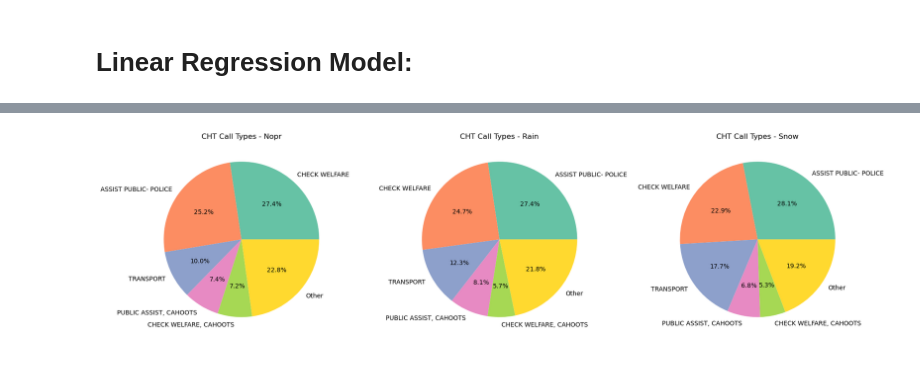
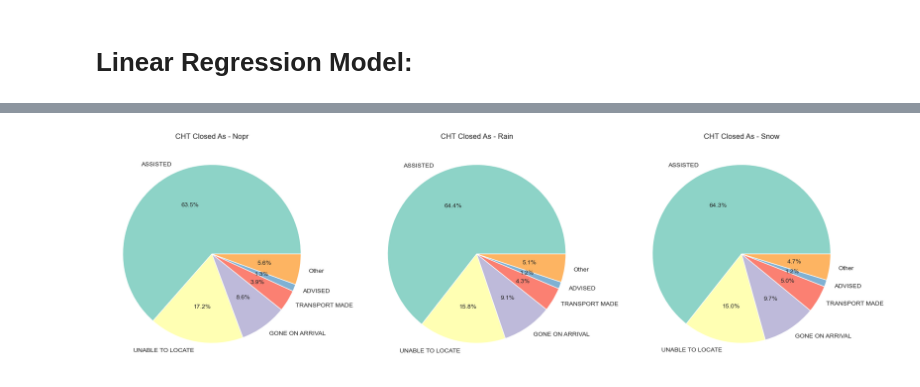
Before and after one commit to AchieveMars88/CAHOOTS-MCSLSC-EPD-SPD-Emergency-Response-Data-Analysis, a Jupyter notebook: analysis/analysis.ipynb, the cells around one changed output, grey strips where cells are left out. Cells and saved outputs as stored; diff of their text form; code cells hidden in the pictures.

```diff
--- a/analysis/analysis.ipynb
+++ b/analysis/analysis.ipynb
@@ -422,8 +438,8 @@ plt.show()
 # %%
-# Paired bar chart comparing average response times across weather types for each agency.
-# Prepare data for bar chart.
+# Paired point plot comparing average response times across weather types for each agency.
+# Prepare data for point plot.
 Bar_Chart_Data = pd.DataFrame({
-    "Agency": ["CAD", "CAD", "CAD", "SPD", "SPD", "SPD", "CHT", "CHT", "CHT", "MCSLC", "MCSLC", "MCSLC"],
+    "Agency": ["EPD", "EPD", "EPD", "SPD", "SPD", "SPD", "CHT", "CHT", "CHT", "MCSLC", "MCSLC", "MCSLC"],
     "Weather": ["Nopr", "Rain", "Snow"] * 4,
     "Mean_Response_Time": [
         Mean_Response_Time_CAD_NoPrecip, Mean_Response_Time_CAD_Rain, Mean_Response_Time_CAD_Snow,
@@ -432,9 +448,19 @@ Bar_Chart_Data = pd.DataFrame({
         Mean_Response_Time_MCSLC_NoPrecip, Mean_Response_Time_MCSLC_Rain, Mean_Response_Time_MCSLC_Snow
     ]
 })
-plt.figure(figsize=(12, 6))
-sns.barplot(x="Weather", y="Mean_Response_Time", hue="Agency", data=Bar_Chart_Data)
-plt.title("Average Response Times by Weather and Agency")
+
+# Get rid of the top and right spines of the plot for better aesthetics.
+sns.set_style("whitegrid")
+plt.figure(figsize=(10, 6))
+sns.pointplot(
+    data=Bar_Chart_Data,
+    x="Weather",
+    y="Mean_Response_Time",
+    hue="Agency",
+    markers="o",
+    linestyles=":"
+)
+plt.title("Average Response Times by Weather and Agency", loc = "left", fontweight = "bold")
 plt.xlabel("Weather Condition")
 plt.ylabel("Average Seconds to Arrival")
 plt.legend(title="Agency")
@@ -482,25 +592,24 @@ plt.show()
 # %%
-# 3 Pie charts for CHAOOTS dataset showing distribution of call types for each weather condition.
-# Prepare data for pie charts.
-CHT_Call_Type_Distribution = {
-    "Nopr": CHT_Data_NoPrecip["Nature"].value_counts(),
-    "Rain": CHT_Data_Rain["Nature"].value_counts(),
-    "Snow": CHT_Data_Snow["Nature"].value_counts()
+# Now do the same for closed as classes for CAHOOTS dataset.
+# Prepare data for pie charts. Replace this with another dataset if you want to do it for another agency.
+CHT_Closed_As_Distribution = {
+    "Nopr": CHT_Data_NoPrecip["Closed As"].value_counts(),
+    "Rain": CHT_Data_Rain["Closed As"].value_counts(),
+    "Snow": CHT_Data_Snow["Closed As"].value_counts()
 }
+
 # Create figure with 3 subplots.
 fig, axes = plt.subplots(1, 3, figsize=(18, 6))
-# Plot pie charts, label the top 5 call types and group the rest as "Other".
-# Have the color classifications be fixed across all 3 charts for consistency.
-
-for i, (weather, distribution) in enumerate(CHT_Call_Type_Distribution.items()):
+# Plot pie charts, label the top 5 closed as classes and group the rest as "Other".
+for i, (weather, distribution) in enumerate(CHT_Closed_As_Distribution.items()):
     top_5 = distribution.head(5)
     others = distribution[5:].sum()
     labels = list(top_5.index) + ["Other"]
     sizes = list(top_5.values) + [others]
-    colors = sns.color_palette("Set2", len(labels))
+    colors = sns.color_palette("Set3", len(labels))
     axes[i].pie(sizes, labels=labels, autopct="%1.1f%%", colors=colors)
-    axes[i].set_title(f"CHT Call Types - {weather}")
+    axes[i].set_title(f"CHT Closed As - {weather}")
 plt.tight_layout()
 plt.show()
 # %% [output]
-[figure, old version]
+[figure, new version]
```
Also changed, not shown: parts of 6 cells of this notebook, 1 other file.
